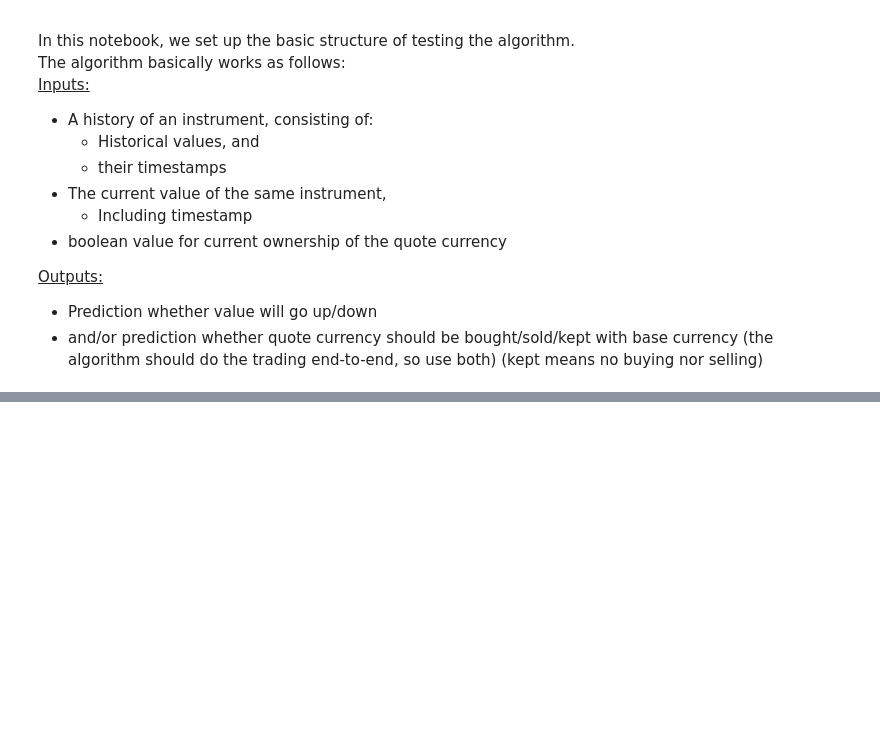
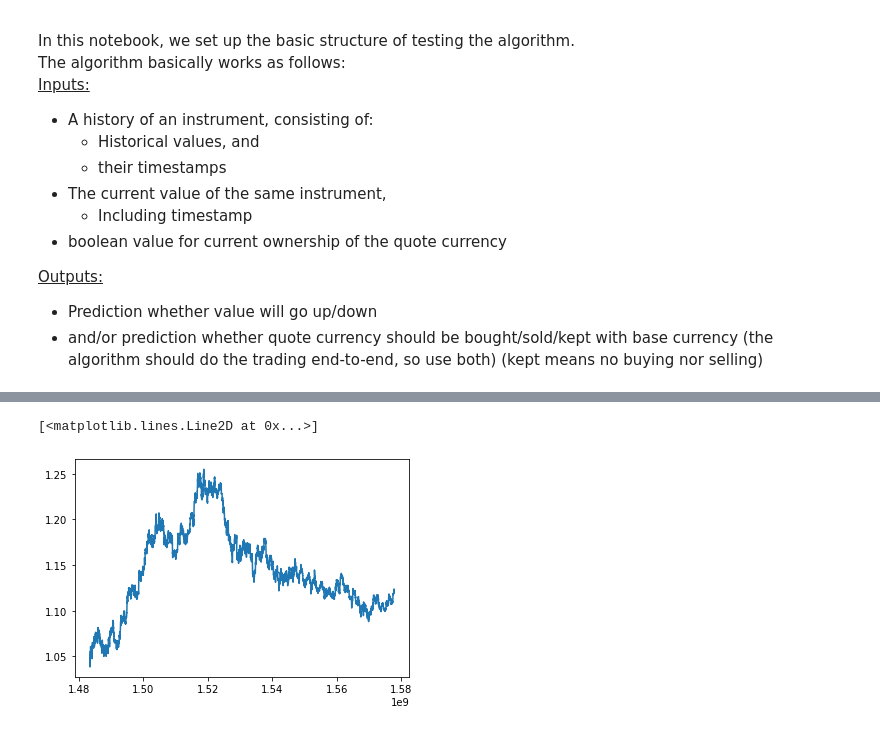
Before and after one commit to DanielNobbe/Forex, a Jupyter notebook: Oanda/Backtest-V0.ipynb, the cells around one changed output, grey strips where cells are left out. Saved outputs shown, nothing was run; the diff lists cells and outputs as text; code cells hidden in the pictures; blank space fills up the shorter version.

```diff
--- a/Oanda/Backtest-V0.ipynb
+++ b/Oanda/Backtest-V0.ipynb
@@ -57,3 +89,36 @@ current_timestamp = 2*timestamp[-1] - timestamp[-2] # Use spacing betw two times
+# %%
+# Use a default set of historical values for now (from History.ipynb)
+
+# Helper function to convert datetime string to datetime object
+def to_datetime(t):
+    return datetime.datetime.strptime(t[0:-4], '%Y-%m-%dT%H:%M:%S.%f')
+# granularities = CandlestickGranularity().definitions.keys()
+# Define parameters
+granularity = 'M2'
+From = "2019-01-01"
+To = "2020-01-01"
+i = 'EUR_USD' # Instrument - first is base currency, second quote currency
+                                # I think base should always be EUR for this acct
+params = {
+    'from': From,
+    'to': To,
+    'granularity': 'H2',
+}
+# Compile request
+r = instruments.InstrumentsCandles(instrument=i, params=params)
+
+# Define API with our access token (for demo acct)
+api = API(access_token='378d83764609aa3a4eb262663b7c02ef-482ed5696d2a3cede7fca4aa7ded1c76')
+
+# Request candles
+rv = api.request(r)
+
+history_val2 = [float(candle['mid']['c']) for candle in rv['candles']] # center? values
+timestamps2 = [to_datetime(candle['time']).timestamp() for candle in rv['candles']] # time values
+# dates = [to_datetime(candle['time']).date() for candle in rv['candles']]
+
+history_val = [*history_val0, *history_val1, *history_val2]
+timestamps = [*timestamps0, *timestamps1, *timestamps2]
 # %%
 class History():
     def __init__(self, values, timestamps):
@@ -61,0 +226,5 @@ class History():
+# %%
+plt.plot(timestamps,history_val)
+# %% [output]
+[<matplotlib.lines.Line2D at 0x...>]
+[figure, added]
```
Also changed, not shown: parts of 10 cells of this notebook.
